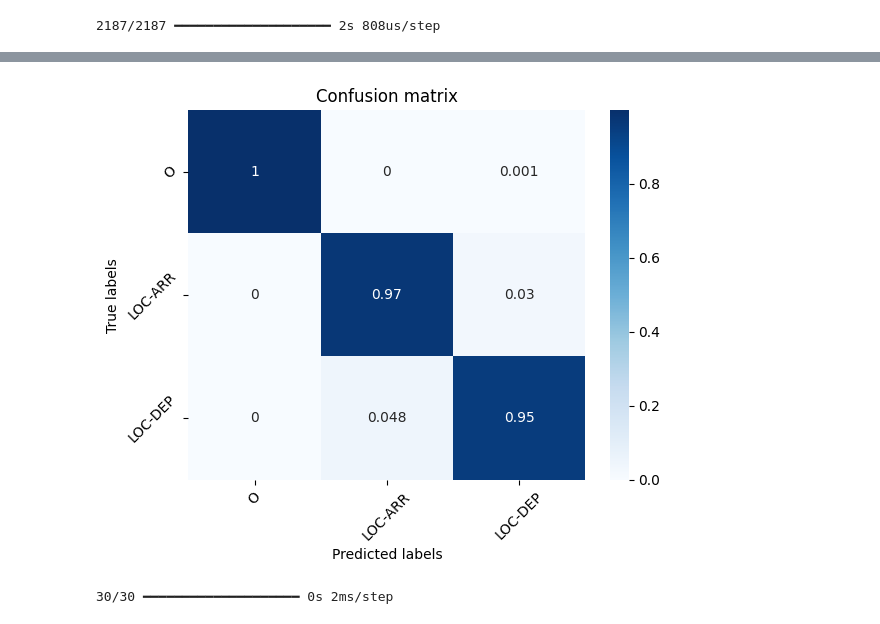
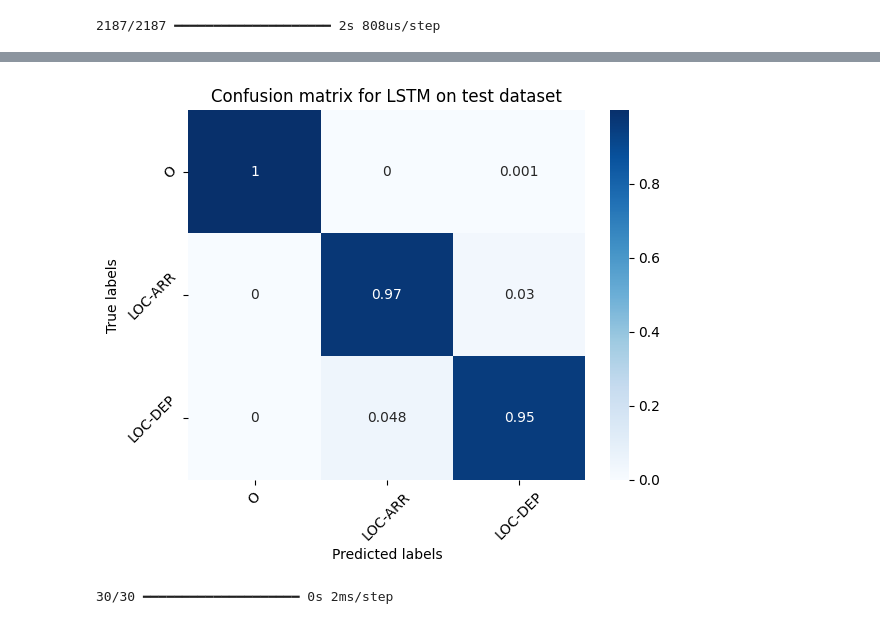
Before and after one commit to lucas066001/TravelOrderResolver, a Jupyter notebook: deepl_ner.ipynb, the cells around one changed output, grey strips where cells are left out. Saved outputs shown, nothing was run; the diff lists cells and outputs as text; code cells hidden in the pictures.

```diff
--- a/deepl_ner.ipynb
+++ b/deepl_ner.ipynb
@@ -303,5 +303,10 @@ y_test = test_dataset.map(lambda x, y: y).as_numpy_iterator()
 
 y_test = list(y_test)
 
-confusion_matrix(y_test, test_predictions, unique_labels)
+confusion_matrix(
+    y_test,
+    test_predictions,
+    unique_labels,
+    title="Confusion matrix for LSTM on test dataset",
+)
 # %% [output]
@@ -308,4 +314,4 @@ confusion_matrix(y_test, test_predictions, unique_labels)
-[figure, old version]
+[figure, new version]
 # %%
 eval_sentences, eval_labels, _, __ = dp.from_bio_file_to_examples(
     "./data/bio/fr.bio/1k_new_samples.bio"
```
Also changed, not shown: parts of 2 cells of this notebook, 1 other file.
